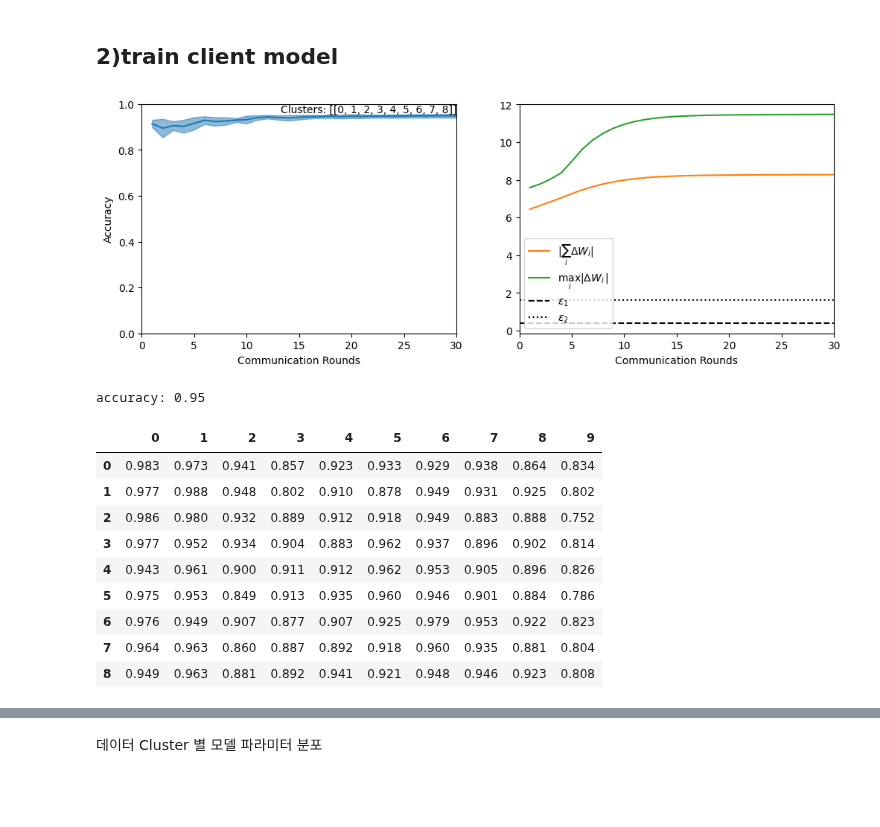
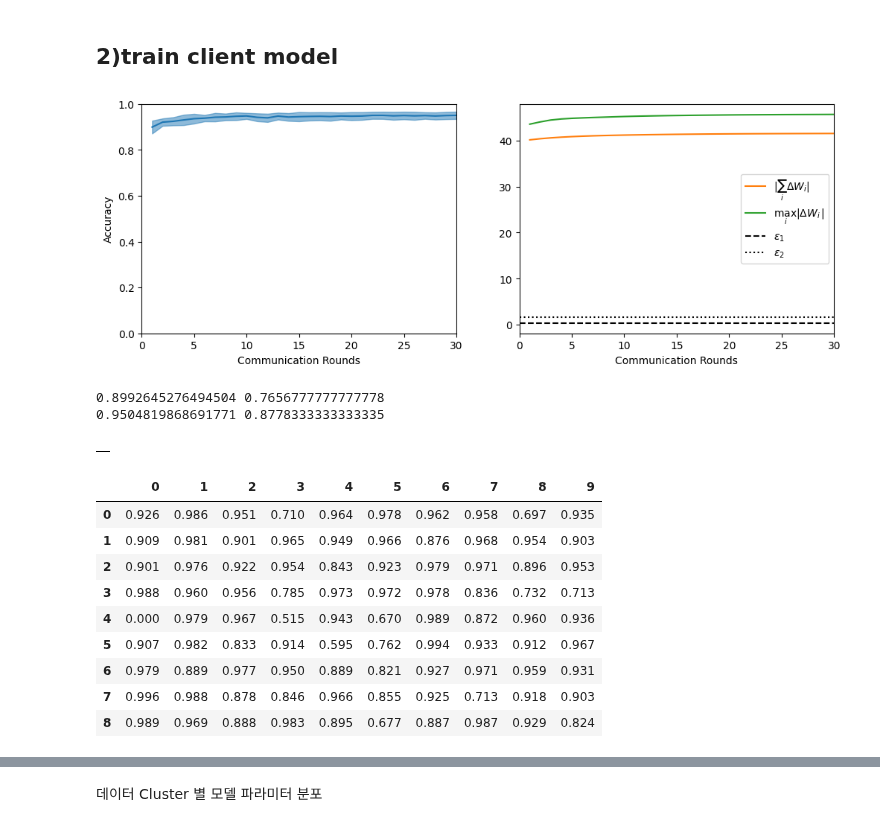
Before and after one commit to yangbaechu/FD-with-Label-Based-Group-Structure, a Jupyter notebook: clustered_federated_learning.ipynb, the cells around one changed output, grey strips where cells are left out. Saved outputs shown, nothing was run; the diff lists cells and outputs as text; code cells hidden in the pictures; blank space fills up the shorter version.

Commit message:
add global acc metirc

```diff
--- a/clustered_federated_learning.ipynb
+++ b/clustered_federated_learning.ipynb
@@ -44,7 +44,7 @@ train_idcs, test_idcs = idcs[:10000], idcs[10000:12000]
 train_labels = data.train_labels.numpy()
 test_labels = data.train_labels.numpy()[10000:]
 
-client_idcs = split_contain_every_class(train_idcs, train_labels, n_clients=N_CLIENTS, data_per_class = 50, Imbalance_ratio = 2)
+client_idcs = split_noniid(train_idcs, train_labels, alpha=1, n_clients=N_CLIENTS)
 server_idcs = generate_server_idcs(test_idcs, test_labels)
 
 client_data = [CustomSubset(data, idcs) for idcs in client_idcs]
@@ -65,9 +65,13 @@ Next, we simulate a clustering structure in the client population, by rotating t
 for i, client_datum in enumerate(client_data):
     client_datum.subset_transform = transforms.Compose([transforms.ToTensor()])
 
+data_per_class = 50
+server = Server(ConvNet, lambda x : torch.optim.SGD(x, lr=0.1, momentum=0.9),test_data)
+# distillation_data = server.make_distillation_data(data_per_class=data_per_class)
+# torch.save(distillation_data, f'distillation_data_{data_per_class}_per_class.pth')
 
-server = Server(ConvNet, lambda x : torch.optim.SGD(x, lr=0.1, momentum=0.9),test_data)
-distillation_data = server.make_distillation_data(data_per_class=50)
+distillation_data = torch.load(f'distillation_data_{data_per_class}_per_class.pth')
+
 clients = [Client(ConvNet, lambda x : torch.optim.SGD(x, lr=0.1, momentum=0.9), dat, i, distillation_data)
            for i, dat in enumerate(client_data)]
 # %%
@@ -174,53 +178,76 @@ for c_round in range(1, COMMUNICATION_ROUNDS+1):
         cluster_indices = aggregate(cluster_indices_new)
 
     acc_clients = [client.evaluate() for client in clients]
+
     if c_round == COMMUNICATION_ROUNDS: #무조건 한번 나누기
         label_accuracies = pd.DataFrame()
         label_predicted = pd.DataFrame()
         label_soft_sum = pd.DataFrame()
         label_diff = pd.DataFrame()
 
         for i, client in enumerate(clients):
             acc, pred, sum_, diff = server.evaluate(client.model)
             # Convert each dictionary to a DataFrame and append to the respective DataFrame
             label_accuracies = label_accuracies.append(pd.DataFrame(acc, index=[i]))
             label_predicted = label_predicted.append(pd.DataFrame(pred, index=[i]))
             label_soft_sum = label_soft_sum.append(pd.DataFrame(sum_, index=[i]))
             label_diff = label_diff.append(pd.DataFrame(diff, index=[i]))
 
         # Reset index for all DataFrames
         label_accuracies.reset_index(drop=True, inplace=True)
         label_predicted.reset_index(drop=True, inplace=True)
         label_soft_sum.reset_index(drop=True, inplace=True)
         label_diff.reset_index(drop=True, inplace=True)
 
+    if c_round == 1:
+        first_accuracies = pd.DataFrame()
+        for i, client in enumerate(clients):
+            first_acc, pred, sum_, diff = server.evaluate(client.model)
+            first_accuracies = first_accuracies.append(pd.DataFrame(first_acc, index=[i]))
+        first_accuracies = first_accuracies.fillna(0)
+
+        client_acc_after_distill = sum(acc_clients)/len(acc_clients)
+        global_acc_after_distill = np.mean(np.ravel(first_accuracies.values))
+
+
+    elif c_round == COMMUNICATION_ROUNDS:
+        client_acc_final = sum(acc_clients)/len(acc_clients)
+        global_acc_final = np.mean(np.ravel(label_accuracies.values))
 
     average_dw = server.get_average_dw(clients)
     #print(average_dw)
     cfl_stats.log({"acc_clients" : acc_clients, "mean_norm" : mean_norm, "max_norm" : max_norm,
                   "rounds" : c_round, "clusters" : cluster_indices, "average_dw": average_dw})
 
 
     display_train_stats(cfl_stats, EPS_1, EPS_2, COMMUNICATION_ROUNDS)
 
 
 for idc in cluster_indices:
     server.cache_model(idc, clients[idc[0]].W, acc_clients)
+
+print(client_acc_after_distill, global_acc_after_distill)
+print(client_acc_final, global_acc_final)
 # %% [output]
-[figure, old version]
+[figure, new version]
-accuracy: 0.95
+0.8992645276494504 0.7656777777777778
+0.9504819868691771 0.8778333333333335
+# %%
+first_accuracies
+# %% [output]
+|  |
 # %%
 label_accuracies.sort_index(axis=1)
 # %% [output]
 |  | 0 | 1 | 2 | 3 | 4 | 5 | 6 | 7 | 8 | 9 |
-| 0 | 0.983 | 0.973 | 0.941 | 0.857 | 0.923 | 0.933 | 0.929 | 0.938 | 0.864 | 0.834 |
-| 1 | 0.977 | 0.988 | 0.948 | 0.802 | 0.910 | 0.878 | 0.949 | 0.931 | 0.925 | 0.802 |
-| 2 | 0.986 | 0.980 | 0.932 | 0.889 | 0.912 | 0.918 | 0.949 | 0.883 | 0.888 | 0.752 |
-| 3 | 0.977 | 0.952 | 0.934 | 0.904 | 0.883 | 0.962 | 0.937 | 0.896 | 0.902 | 0.814 |
-| 4 | 0.943 | 0.961 | 0.900 | 0.911 | 0.912 | 0.962 | 0.953 | 0.905 | 0.896 | 0.826 |
-| 5 | 0.975 | 0.953 | 0.849 | 0.913 | 0.935 | 0.960 | 0.946 | 0.901 | 0.884 | 0.786 |
-| 6 | 0.976 | 0.949 | 0.907 | 0.877 | 0.907 | 0.925 | 0.979 | 0.953 | 0.922 | 0.823 |
-| 7 | 0.964 | 0.963 | 0.860 | 0.887 | 0.892 | 0.918 | 0.960 | 0.935 | 0.881 | 0.804 |
-| 8 | 0.949 | 0.963 | 0.881 | 0.892 | 0.941 | 0.921 | 0.948 | 0.946 | 0.923 | 0.808 |
+| 0 | 0.926 | 0.986 | 0.951 | 0.710 | 0.964 | 0.978 | 0.962 | 0.958 | 0.697 | 0.935 |
+| 1 | 0.909 | 0.981 | 0.901 | 0.965 | 0.949 | 0.966 | 0.876 | 0.968 | 0.954 | 0.903 |
+| 2 | 0.901 | 0.976 | 0.922 | 0.954 | 0.843 | 0.923 | 0.979 | 0.971 | 0.896 | 0.953 |
+| 3 | 0.988 | 0.960 | 0.956 | 0.785 | 0.973 | 0.972 | 0.978 | 0.836 | 0.732 | 0.713 |
+| 4 | 0.000 | 0.979 | 0.967 | 0.515 | 0.943 | 0.670 | 0.989 | 0.872 | 0.960 | 0.936 |
+| 5 | 0.907 | 0.982 | 0.833 | 0.914 | 0.595 | 0.762 | 0.994 | 0.933 | 0.912 | 0.967 |
+| 6 | 0.979 | 0.889 | 0.977 | 0.950 | 0.889 | 0.821 | 0.927 | 0.971 | 0.959 | 0.931 |
+| 7 | 0.996 | 0.988 | 0.878 | 0.846 | 0.966 | 0.855 | 0.925 | 0.713 | 0.918 | 0.903 |
+| 8 | 0.989 | 0.969 | 0.888 | 0.983 | 0.895 | 0.677 | 0.887 | 0.987 | 0.929 | 0.824 |
 # %%
 label_soft_sum.sort_index(axis=1)
```
Also changed, not shown: parts of 10 cells of this notebook, 1 other file.
